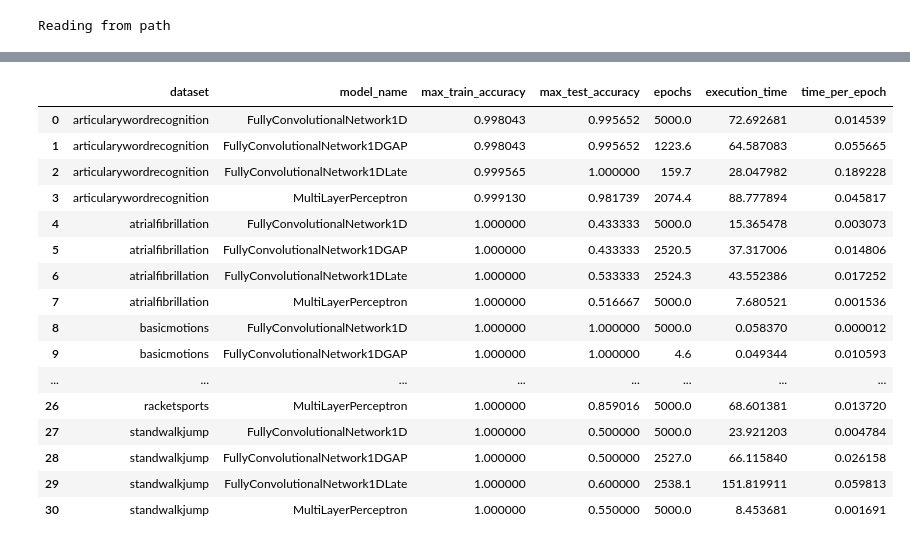
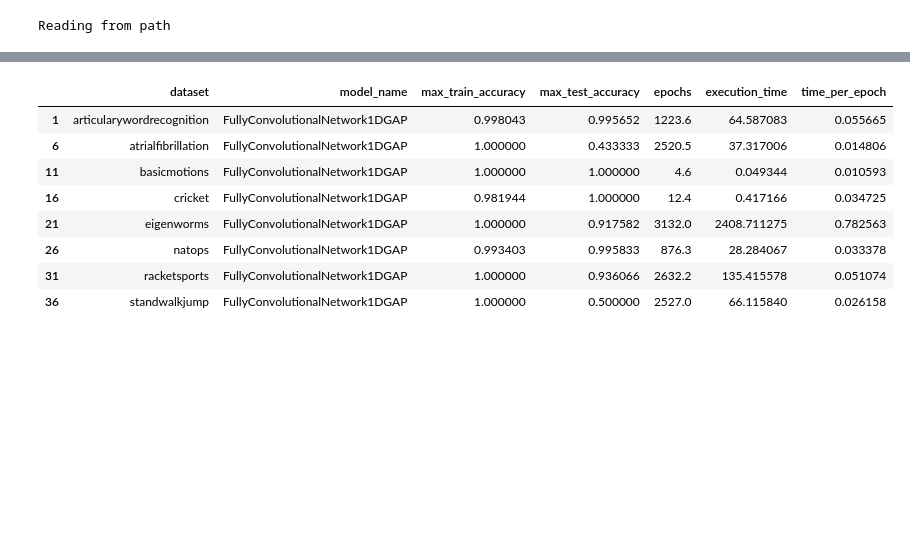
Before and after one commit to samuelthomaz7/multimodal_time_series_classification, a Jupyter notebook: test_notebook.ipynb, the cells around one changed output, grey strips where cells are left out. Saved outputs shown, nothing was run; the diff lists cells and outputs as text; code cells hidden in the pictures; blank space fills up the shorter version.

```diff
--- a/test_notebook.ipynb
+++ b/test_notebook.ipynb
@@ -35,25 +35,17 @@ complete_data.query("model_name == 'FullyConvolutionalNetwork1DLate'").query("da
 # %%
 agg_results_data = get_all_results(True)
-# %%
-agg_results_data
-# %% [output]
-|  | dataset | model_name | max_train_accuracy | max_test_accuracy | epochs | execution_time | time_per_epoch |
-| 0 | articularywordrecognition | FullyConvolutionalNetwork1D | 0.998043 | 0.995652 | 5000.0 | 72.692681 | 0.014539 |
-| 1 | articularywordrecognition | FullyConvolutionalNetwork1DGAP | 0.998043 | 0.995652 | 1223.6 | 64.587083 | 0.055665 |
-| 2 | articularywordrecognition | FullyConvolutionalNetwork1DLate | 0.999565 | 1.000000 | 159.7 | 28.047982 | 0.189228 |
-| 3 | articularywordrecognition | MultiLayerPerceptron | 0.999130 | 0.981739 | 2074.4 | 88.777894 | 0.045817 |
-| 4 | atrialfibrillation | FullyConvolutionalNetwork1D | 1.000000 | 0.433333 | 5000.0 | 15.365478 | 0.003073 |
-| 5 | atrialfibrillation | FullyConvolutionalNetwork1DGAP | 1.000000 | 0.433333 | 2520.5 | 37.317006 | 0.014806 |
-| 6 | atrialfibrillation | FullyConvolutionalNetwork1DLate | 1.000000 | 0.533333 | 2524.3 | 43.552386 | 0.017252 |
-| 7 | atrialfibrillation | MultiLayerPerceptron | 1.000000 | 0.516667 | 5000.0 | 7.680521 | 0.001536 |
-| 8 | basicmotions | FullyConvolutionalNetwork1D | 1.000000 | 1.000000 | 5000.0 | 0.058370 | 0.000012 |
-| 9 | basicmotions | FullyConvolutionalNetwork1DGAP | 1.000000 | 1.000000 | 4.6 | 0.049344 | 0.010593 |
-| ... | ... | ... | ... | ... | ... | ... | ... |
-| 26 | racketsports | MultiLayerPerceptron | 1.000000 | 0.859016 | 5000.0 | 68.601381 | 0.013720 |
-| 27 | standwalkjump | FullyConvolutionalNetwork1D | 1.000000 | 0.500000 | 5000.0 | 23.921203 | 0.004784 |
-| 28 | standwalkjump | FullyConvolutionalNetwork1DGAP | 1.000000 | 0.500000 | 2527.0 | 66.115840 | 0.026158 |
-| 29 | standwalkjump | FullyConvolutionalNetwork1DLate | 1.000000 | 0.600000 | 2538.1 | 151.819911 | 0.059813 |
-| 30 | standwalkjump | MultiLayerPerceptron | 1.000000 | 0.550000 | 5000.0 | 8.453681 | 0.001691 |
+# %%
+agg_results_data.query("model_name == 'FullyConvolutionalNetwork1DGAP'")
+# %% [output]
+|  | dataset | model_name | max_train_accuracy | max_test_accuracy | epochs | execution_time | time_per_epoch |
+| 1 | articularywordrecognition | FullyConvolutionalNetwork1DGAP | 0.998043 | 0.995652 | 1223.6 | 64.587083 | 0.055665 |
+| 6 | atrialfibrillation | FullyConvolutionalNetwork1DGAP | 1.000000 | 0.433333 | 2520.5 | 37.317006 | 0.014806 |
+| 11 | basicmotions | FullyConvolutionalNetwork1DGAP | 1.000000 | 1.000000 | 4.6 | 0.049344 | 0.010593 |
+| 16 | cricket | FullyConvolutionalNetwork1DGAP | 0.981944 | 1.000000 | 12.4 | 0.417166 | 0.034725 |
+| 21 | eigenworms | FullyConvolutionalNetwork1DGAP | 1.000000 | 0.917582 | 3132.0 | 2408.711275 | 0.782563 |
+| 26 | natops | FullyConvolutionalNetwork1DGAP | 0.993403 | 0.995833 | 876.3 | 28.284067 | 0.033378 |
+| 31 | racketsports | FullyConvolutionalNetwork1DGAP | 1.000000 | 0.936066 | 2632.2 | 135.415578 | 0.051074 |
+| 36 | standwalkjump | FullyConvolutionalNetwork1DGAP | 1.000000 | 0.500000 | 2527.0 | 66.115840 | 0.026158 |
 # %%
 plt.figure(figsize = (15,6))
 ax = sns.barplot(
```
Also changed, not shown: parts of 2 cells of this notebook, 2 other files.
